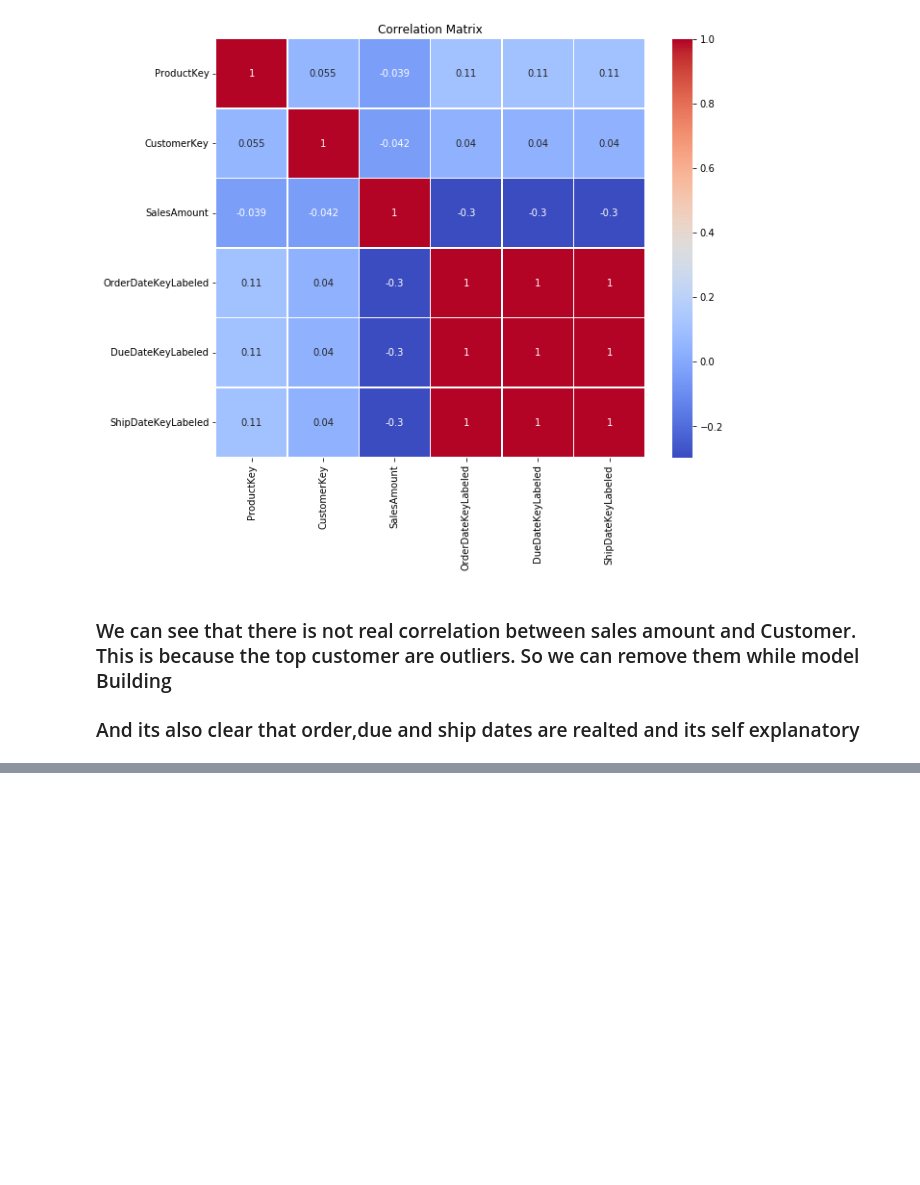
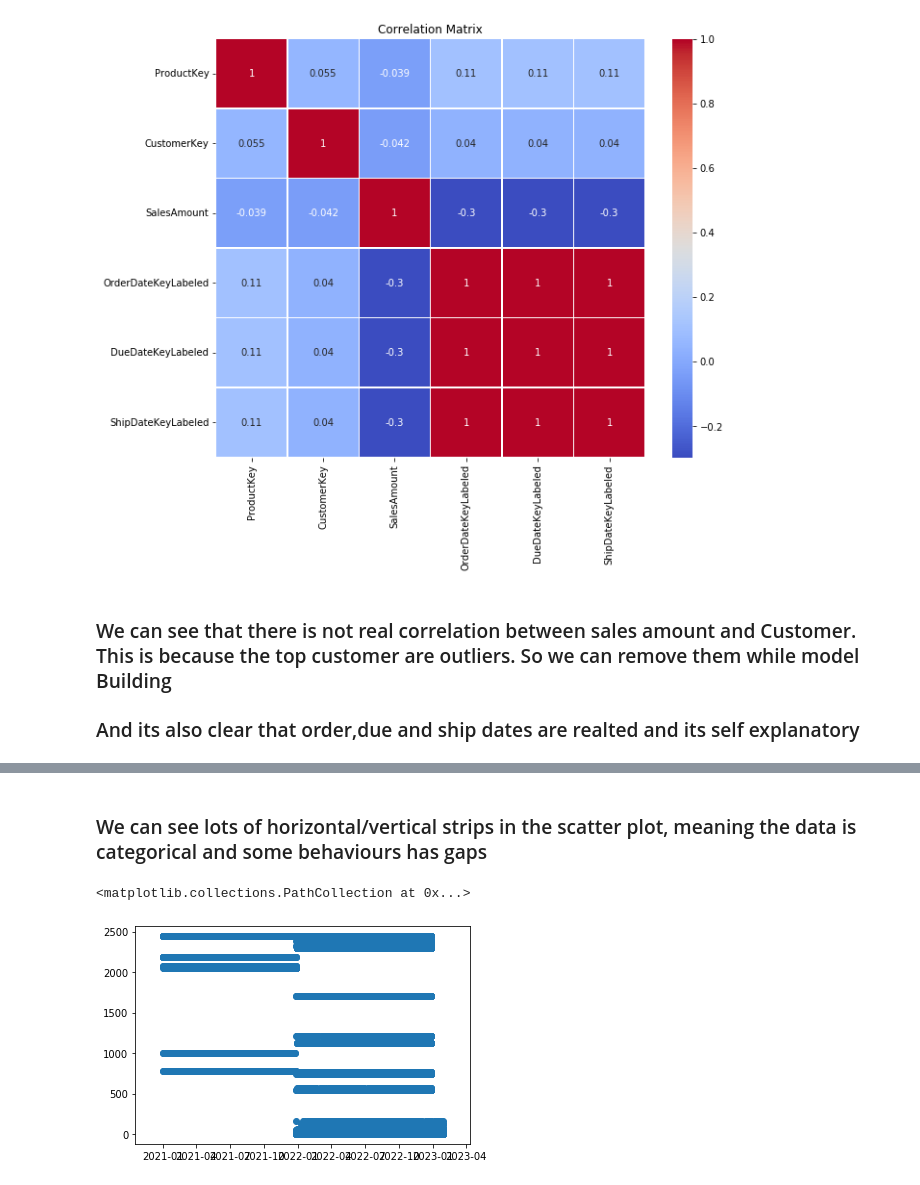
Before and after one commit to Astrasv/Business_Analytics, a Jupyter notebook: EDAs/InternetSales Analysis.ipynb, the cells around one changed output, grey strips where cells are left out. Saved outputs shown, nothing was run; the diff lists cells and outputs as text; code cells hidden in the pictures; blank space fills up the shorter version.

```diff
--- a/EDAs/InternetSales Analysis.ipynb
+++ b/EDAs/InternetSales Analysis.ipynb
@@ -222,0 +224,7 @@ plt.show()
+# %% [markdown]
+### We can see lots of horizontal/vertical strips in the scatter plot, meaning the data is categorical and some behaviours has gaps
+# %%
+plt.scatter(fact_internet_sales["OrderDateKey"],fact_internet_sales["SalesAmount"])
+# %% [output]
+<matplotlib.collections.PathCollection at 0x...>
+[figure, added]
```
Also changed, not shown: parts of 6 cells of this notebook.
